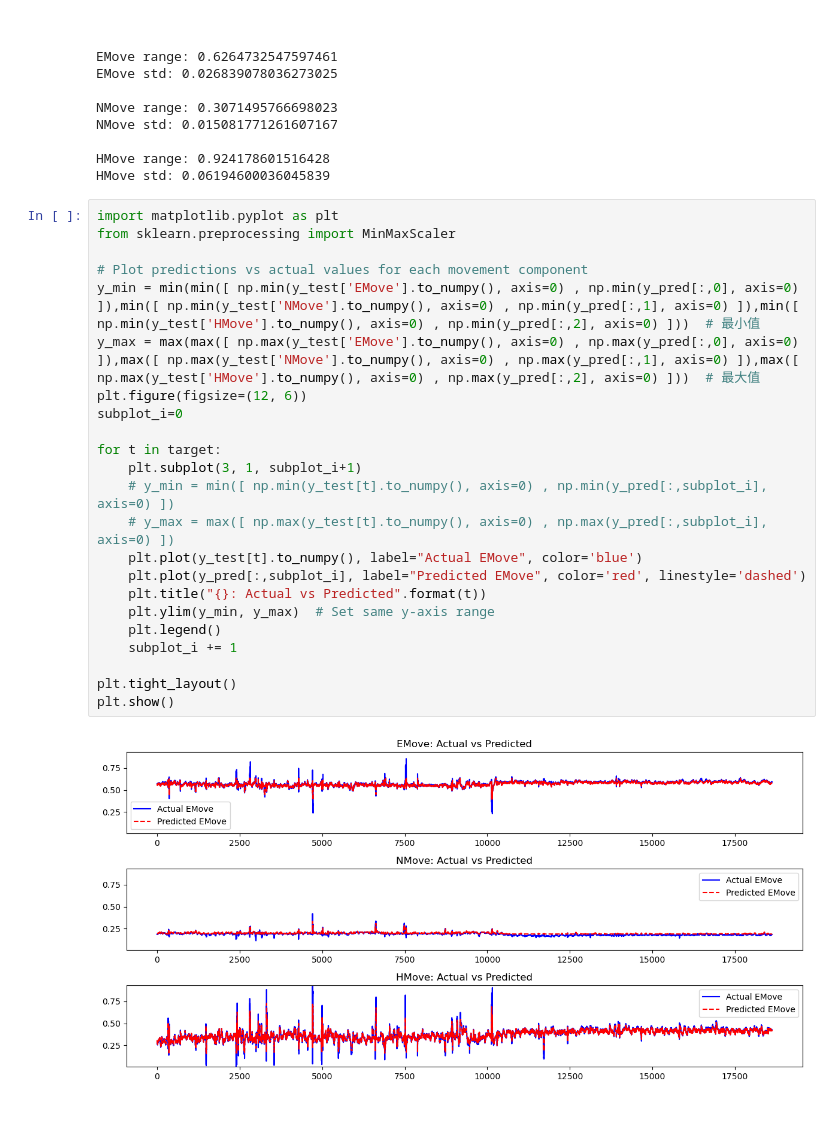
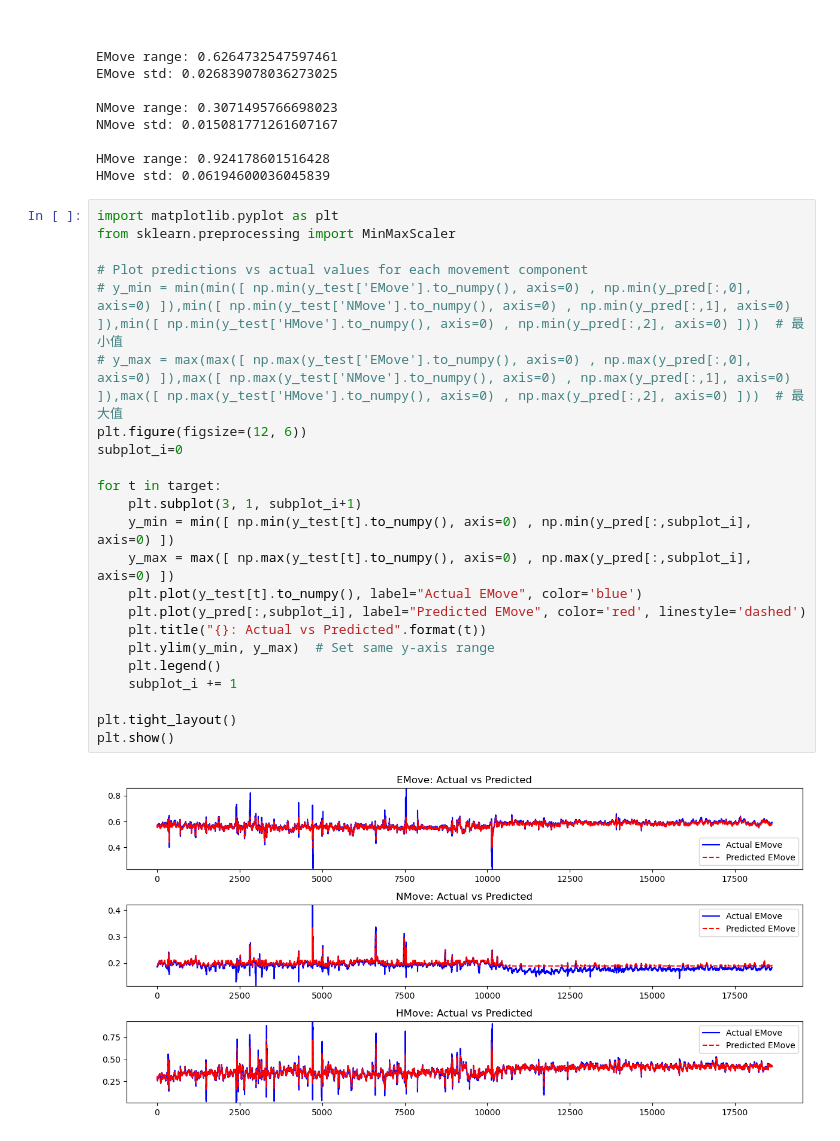
Before and after one commit to andrew76214/Slope-Detection-Taiwan, a Jupyter notebook: XGBoost.ipynb, the cells around one changed output. Drawn from its saved outputs; the diff is of its cells as text.

```diff
--- a/XGBoost.ipynb
+++ b/XGBoost.ipynb
@@ -213,25 +213,25 @@ HMove std: 0.06194600036045839
 # %%
 import matplotlib.pyplot as plt
 from sklearn.preprocessing import MinMaxScaler
 
 # Plot predictions vs actual values for each movement component
-y_min = min(min([ np.min(y_test['EMove'].to_numpy(), axis=0) , np.min(y_pred[:,0], axis=0) ]),min([ np.min(y_test['NMove'].to_numpy(), axis=0) , np.min(y_pred[:,1], axis=0) ]),min([ np.min(y_test['HMove'].to_numpy(), axis=0) , np.min(y_pred[:,2], axis=0) ]))  # 最小值
-y_max = max(max([ np.max(y_test['EMove'].to_numpy(), axis=0) , np.max(y_pred[:,0], axis=0) ]),max([ np.max(y_test['NMove'].to_numpy(), axis=0) , np.max(y_pred[:,1], axis=0) ]),max([ np.max(y_test['HMove'].to_numpy(), axis=0) , np.max(y_pred[:,2], axis=0) ]))  # 最大值
+# y_min = min(min([ np.min(y_test['EMove'].to_numpy(), axis=0) , np.min(y_pred[:,0], axis=0) ]),min([ np.min(y_test['NMove'].to_numpy(), axis=0) , np.min(y_pred[:,1], axis=0) ]),min([ np.min(y_test['HMove'].to_numpy(), axis=0) , np.min(y_pred[:,2], axis=0) ]))  # 最小值
+# y_max = max(max([ np.max(y_test['EMove'].to_numpy(), axis=0) , np.max(y_pred[:,0], axis=0) ]),max([ np.max(y_test['NMove'].to_numpy(), axis=0) , np.max(y_pred[:,1], axis=0) ]),max([ np.max(y_test['HMove'].to_numpy(), axis=0) , np.max(y_pred[:,2], axis=0) ]))  # 最大值
 plt.figure(figsize=(12, 6))
 subplot_i=0
 
 for t in target:
     plt.subplot(3, 1, subplot_i+1)
-    # y_min = min([ np.min(y_test[t].to_numpy(), axis=0) , np.min(y_pred[:,subplot_i], axis=0) ])
-    # y_max = max([ np.max(y_test[t].to_numpy(), axis=0) , np.max(y_pred[:,subplot_i], axis=0) ])
+    y_min = min([ np.min(y_test[t].to_numpy(), axis=0) , np.min(y_pred[:,subplot_i], axis=0) ])
+    y_max = max([ np.max(y_test[t].to_numpy(), axis=0) , np.max(y_pred[:,subplot_i], axis=0) ])
     plt.plot(y_test[t].to_numpy(), label="Actual EMove", color='blue')
     plt.plot(y_pred[:,subplot_i], label="Predicted EMove", color='red', linestyle='dashed')
     plt.title("{}: Actual vs Predicted".format(t))
     plt.ylim(y_min, y_max)  # Set same y-axis range
     plt.legend()
     subplot_i += 1
 
 plt.tight_layout()
 plt.show()
 # %% [output]
-[figure, old version]
+[figure, new version]
```
